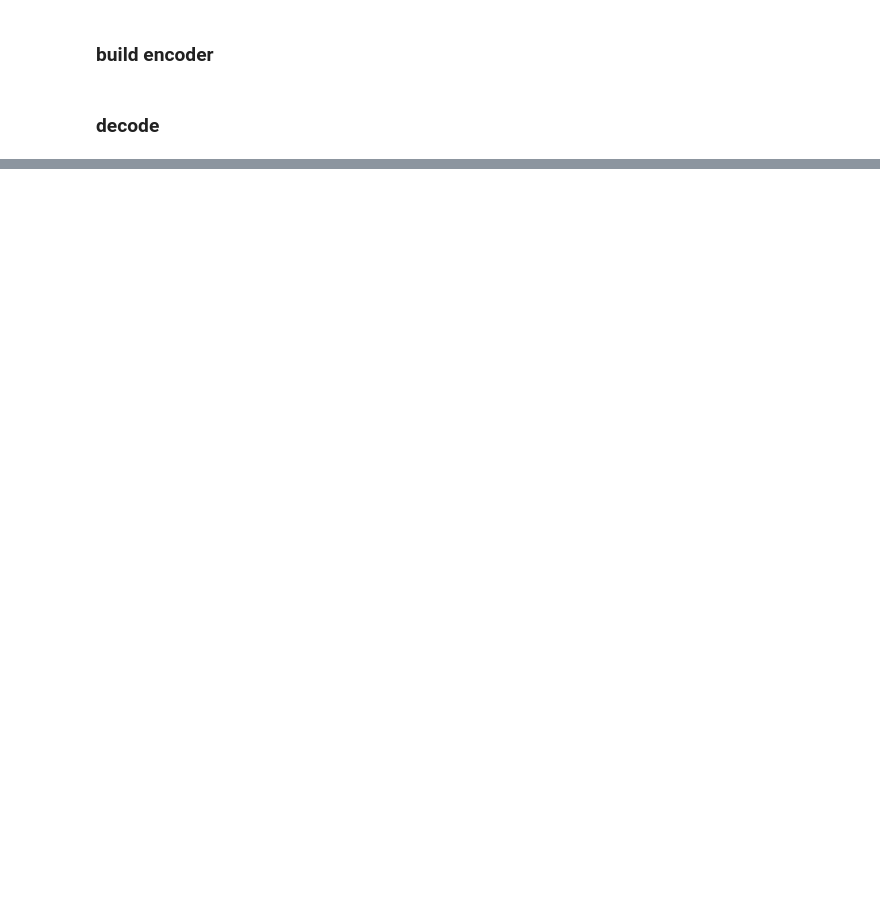
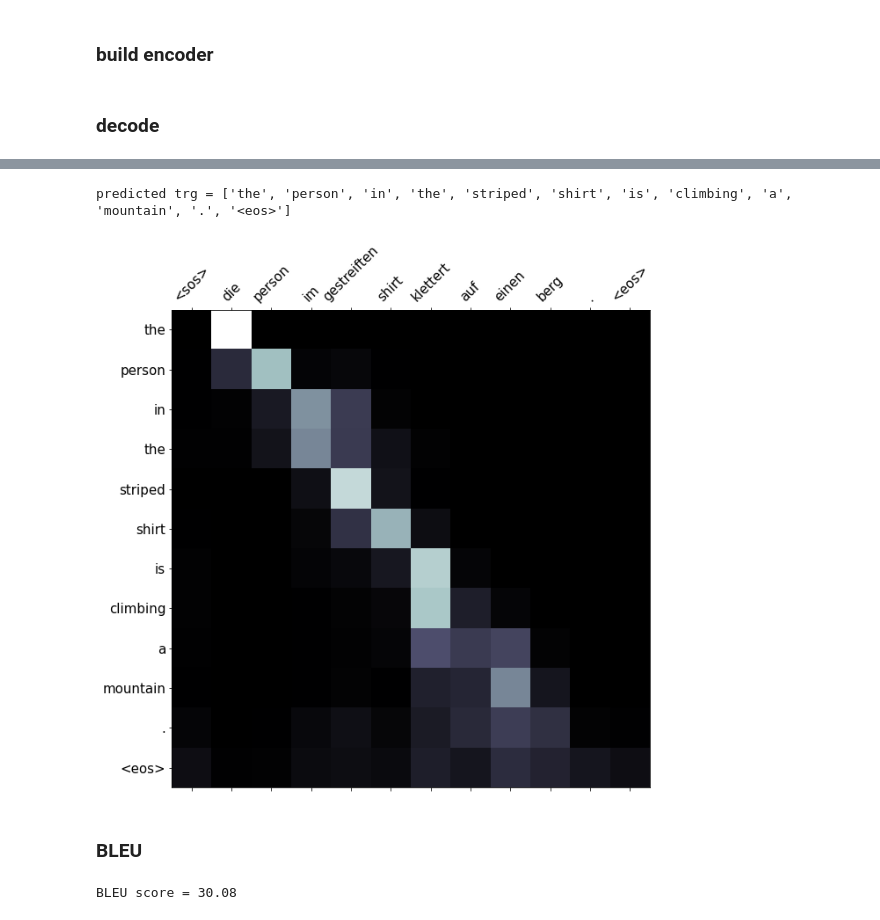
Before and after one commit to bruce1408/Pytorch_learning, a Jupyter notebook: pytorch-seq2seq/4_1_padded_sequence.ipynb, the cells around one changed output, grey strips where cells are left out. Cells and saved outputs as stored; diff of their text form; code cells hidden in the pictures; blank space fills up the shorter version.

```diff
--- a/pytorch-seq2seq/4_1_padded_sequence.ipynb
+++ b/pytorch-seq2seq/4_1_padded_sequence.ipynb
@@ -150,0 +479,11 @@ class Seq2Seq(nn.Module):
+# %%
+translation, attention = translate_sentence(src, SRC, TRG, model, device)
+
+print(f'predicted trg = {translation}')
+
+display_attention(src, translation, attention)
+# %% [output]
+predicted trg = ['the', 'person', 'in', 'the', 'striped', 'shirt', 'is', 'climbing', 'a', 'mountain', '.', '<eos>']
+[figure, added]
+# %% [markdown]
+### BLEU
@@ -150,0 +508,6 @@ class Seq2Seq(nn.Module):
+# %%
+bleu_score = calculate_bleu(test_data, SRC, TRG, model, device)
+
+print(f'BLEU score = {bleu_score*100:.2f}')
+# %% [output]
+BLEU score = 30.08
```
Also changed, not shown: parts of 26 cells of this notebook, 4 other files.
